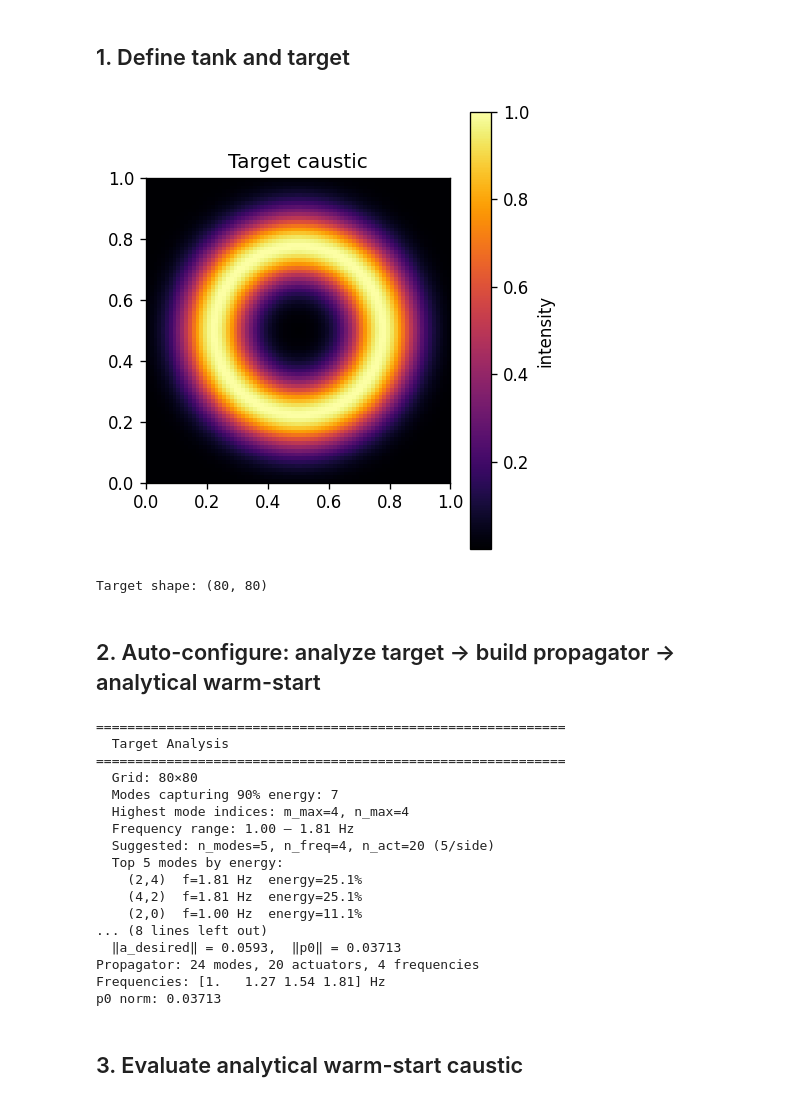
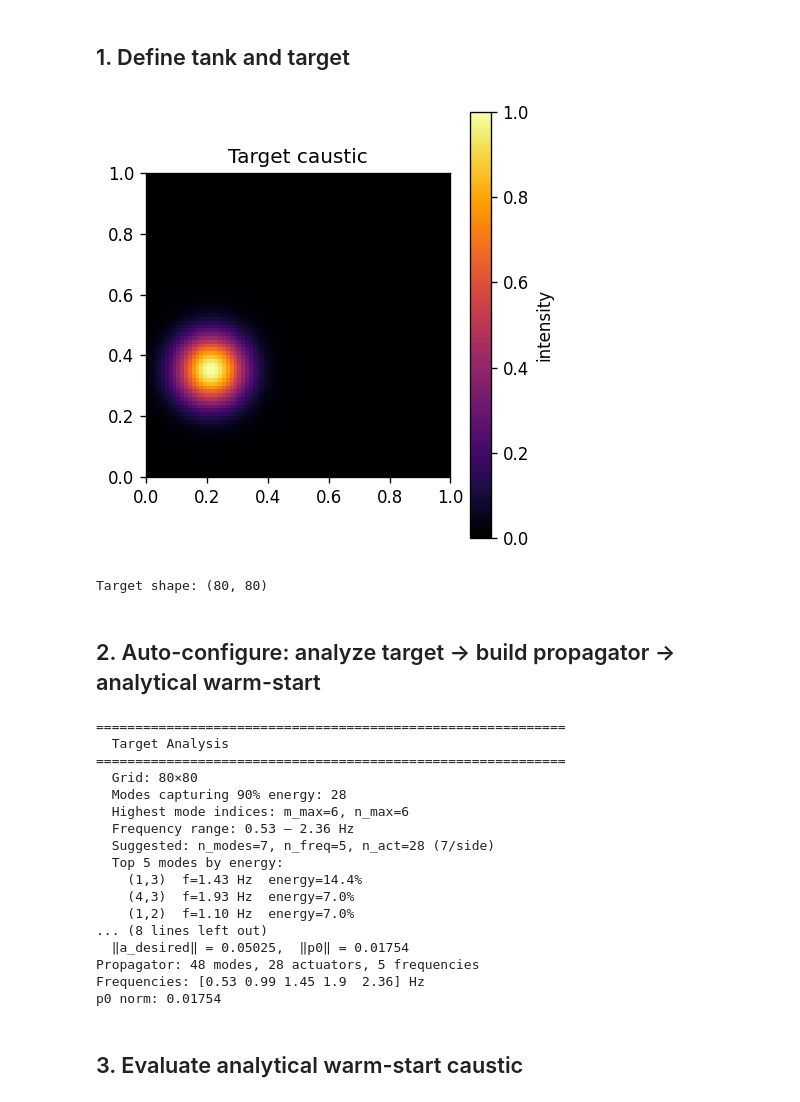
Before and after one commit to alexhrubin/water_v2, a Jupyter notebook: notebooks/optimize.ipynb, the cells around one changed output. Cells and saved outputs as stored; diff of their text form; code cells hidden in the pictures.

Commit message:
Try off-center Gaussian target in optimize.ipynb

```diff
--- a/notebooks/optimize.ipynb
+++ b/notebooks/optimize.ipynb
@@ -31,28 +31,28 @@ JAX 0.9.2 on cpu
 # %%
 # Physical parameters
 tank = Tank(Lx=1.0, Ly=1.0, depth=0.12, damping=0.02)
 
 # Target: bright ring pattern
 nx, ny = 80, 80
 xs = np.linspace(0, tank.Lx, nx)
 ys = np.linspace(0, tank.Ly, ny)
 XX, YY = np.meshgrid(xs, ys, indexing='ij')
-cx, cy = 0.5, 0.5
+cx, cy = 0.21, 0.35
 r = np.sqrt((XX - cx)**2 + (YY - cy)**2)
 sigma_r = 0.08
-target = np.exp(-((r - 0.28)**2) / (2 * sigma_r**2)).astype(np.float32)
+target = np.exp(-((r)**2) / (2 * sigma_r**2)).astype(np.float32)
 target /= target.max()
 
 plt.figure(figsize=(4, 4))
 plt.imshow(target.T, origin='lower', extent=[0, tank.Lx, 0, tank.Ly], cmap='inferno')
 plt.colorbar(label='intensity')
 plt.title('Target caustic')
 plt.tight_layout()
 plt.savefig('target.png', dpi=120)
 plt.show()
 print(f"Target shape: {target.shape}")
 # %% [output]
-[figure, old version]
+[figure, new version]
 Target shape: (80, 80)
 # %% [markdown]
 ## 2. Auto-configure: analyze target → build propagator → analytical warm-start
@@ -79,19 +79,19 @@ print(f"p0 norm: {np.linalg.norm(p0):.4g}")
   Target Analysis
 ============================================================
   Grid: 80×80
-  Modes capturing 90% energy: 7
-  Highest mode indices: m_max=4, n_max=4
-  Frequency range: 1.00 – 1.81 Hz
-  Suggested: n_modes=5, n_freq=4, n_act=20 (5/side)
+  Modes capturing 90% energy: 28
+  Highest mode indices: m_max=6, n_max=6
+  Frequency range: 0.53 – 2.36 Hz
+  Suggested: n_modes=7, n_freq=5, n_act=28 (7/side)
   Top 5 modes by energy:
-    (2,4)  f=1.81 Hz  energy=25.1%
-    (4,2)  f=1.81 Hz  energy=25.1%
-    (2,0)  f=1.00 Hz  energy=11.1%
+    (1,3)  f=1.43 Hz  energy=14.4%
+    (4,3)  f=1.93 Hz  energy=7.0%
+    (1,2)  f=1.10 Hz  energy=7.0%
 ... (8 lines left out)
-  ‖a_desired‖ = 0.0593,  ‖p0‖ = 0.03713
-Propagator: 24 modes, 20 actuators, 4 frequencies
-Frequencies: [1.   1.27 1.54 1.81] Hz
-p0 norm: 0.03713
+  ‖a_desired‖ = 0.05025,  ‖p0‖ = 0.01754
+Propagator: 48 modes, 28 actuators, 5 frequencies
+Frequencies: [0.53 0.99 1.45 1.9  2.36] Hz
+p0 norm: 0.01754
 # %% [markdown]
 ## 3. Evaluate analytical warm-start caustic
 # %%
```
Also changed, not shown: parts of 4 cells of this notebook.
